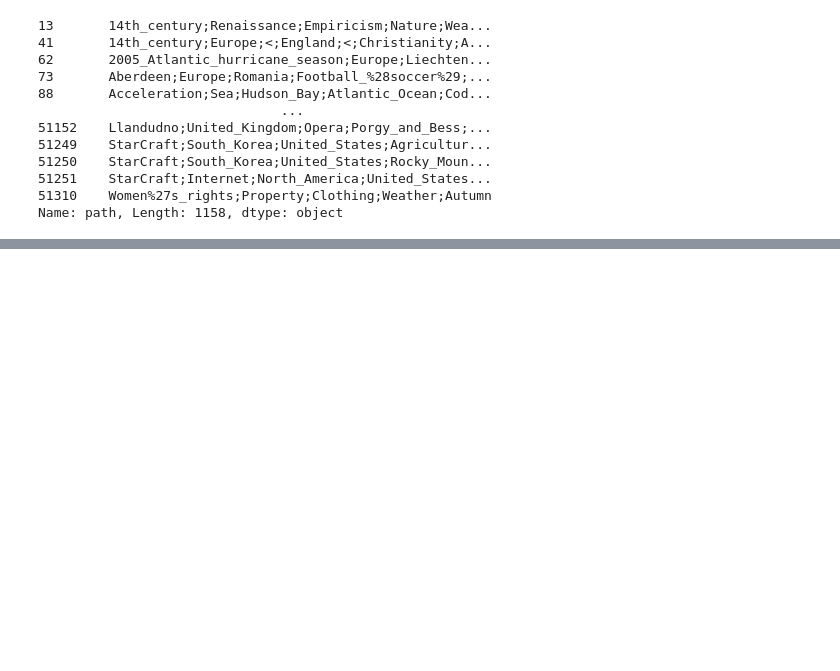
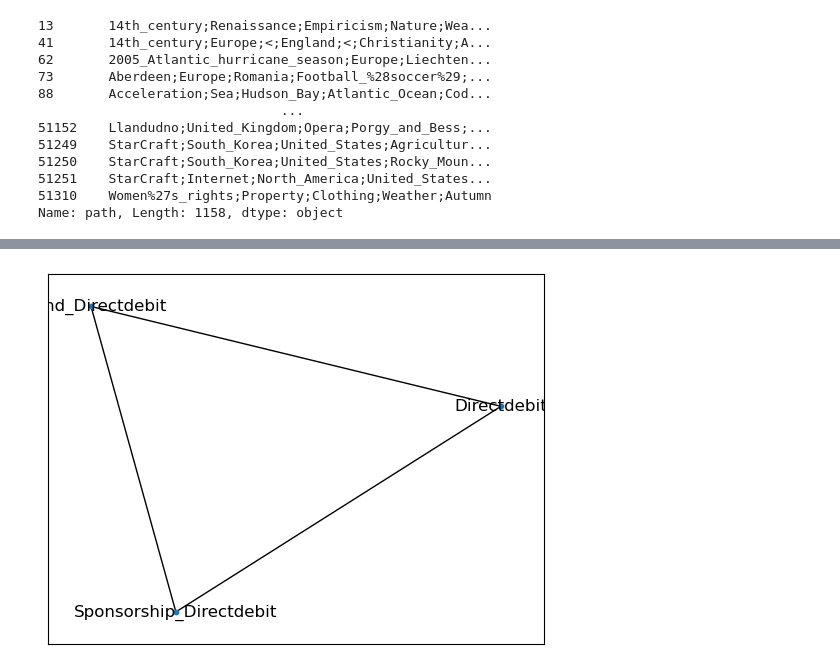
Before and after one commit to epfl-ada/ada-2022-project-7yobananaboy7, a Jupyter notebook: Homowork 1 EDA.ipynb, the cells around one changed output, grey strips where cells are left out. Cells and saved outputs as stored; diff of their text form; code cells hidden in the pictures; blank space fills up the shorter version.

```diff
--- a/Homowork 1 EDA.ipynb
+++ b/Homowork 1 EDA.ipynb
@@ -233,0 +299,5 @@ Name: path, Length: 1158, dtype: object
+# %%
+#Show the other CC
+nx.draw_networkx(subgraphs[1],node_size= 10,with_labels=True, width =1)
+# %% [output]
+[figure, added]
```
Also changed, not shown: parts of 8 cells of this notebook.
